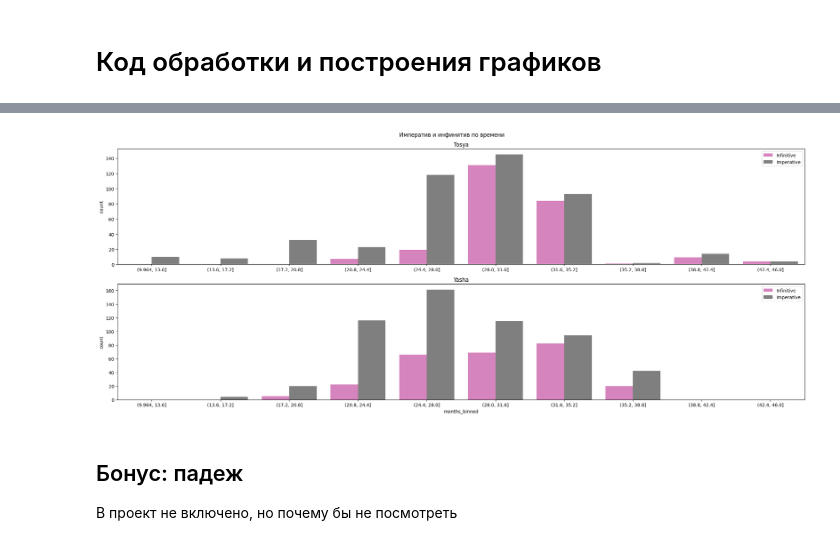
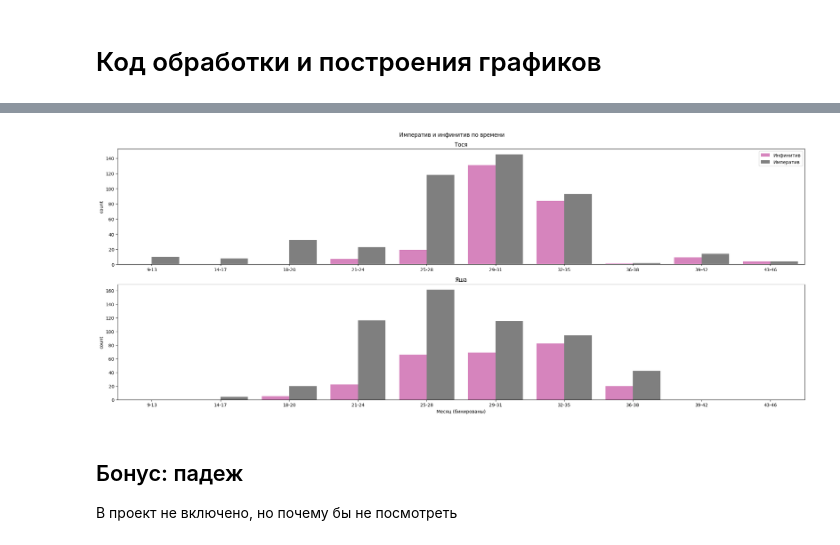
Before and after one commit to rijksly/verb-categories-child-speech-project, a Jupyter notebook: detrech.ipynb, the cells around one changed output, grey strips where cells are left out. Cells and saved outputs as stored; diff of their text form; code cells hidden in the pictures.

```diff
--- a/detrech.ipynb
+++ b/detrech.ipynb
@@ -167,28 +229,42 @@ plt.show()
 # %%
 # императив vs инфинитив
 
 fig, (ax1, ax2) = plt.subplots(nrows=2, ncols=1, figsize=(22,9), layout='tight')
 fig.suptitle('Императив и инфинитив по времени')
 
 palette_dict = {
-    'Infinitive': '#e377c2',
-    'Imperative': '#7f7f7f',
+    'Инфинитив': '#e377c2',
+    'Императив': '#7f7f7f',
 }
 
-inf_imp = verbs[(verbs['person'] == 'Infinitive') | (verbs['person'] == 'Imperative')]
+inf_imp = verbs[(verbs['person'] == 'Инфинитив') | (verbs['person'] == 'Императив')]
 
-ax1.set_title('Tosya')
-sns.countplot(inf_imp[inf_imp['child'] == 'Tosya'], x='months_binned', hue='person', palette=palette_dict, hue_order=palette_dict.keys(), ax=ax1)
+ax1.set_title('Тося')
+sns.countplot(
+    inf_imp[inf_imp['child'] == 'Tosya'],
+    x='Месяц (бинированы)',
+    hue='person',
+    palette=palette_dict,
+    hue_order=palette_dict.keys(),
+    ax=ax1
+)
 ax1.set_xlabel('')
 ax1.get_legend().set_title(None)
 
-ax2.set_title('Yasha')
-sns.countplot(inf_imp[inf_imp['child'] == 'Yasha'], x='months_binned', hue='person', palette=palette_dict, hue_order=palette_dict.keys(), ax=ax2)
-ax2.get_legend().set_title(None)
+ax2.set_title('Яша')
+sns.countplot(
+    inf_imp[inf_imp['child'] == 'Yasha'],
+    x='Месяц (бинированы)',
+    hue='person',
+    palette=palette_dict,
+    hue_order=palette_dict.keys(),
+    legend=False,
+    ax=ax2
+)
 
 plt.show()
 # %% [output]
-[figure, old version]
+[figure, new version]
 # %% [markdown]
 ## Бонус: падеж
 В проект не включено, но почему бы не посмотреть
```
Also changed, not shown: parts of 6 cells of this notebook.
